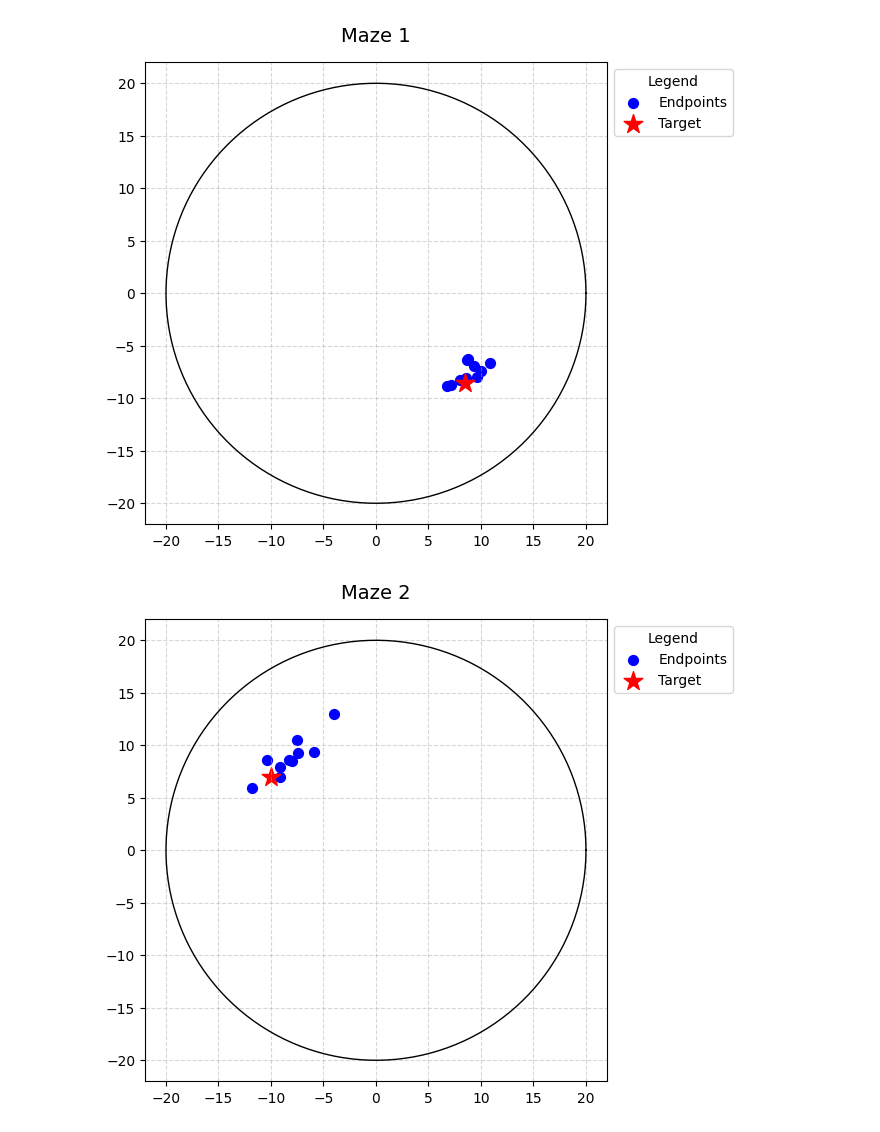
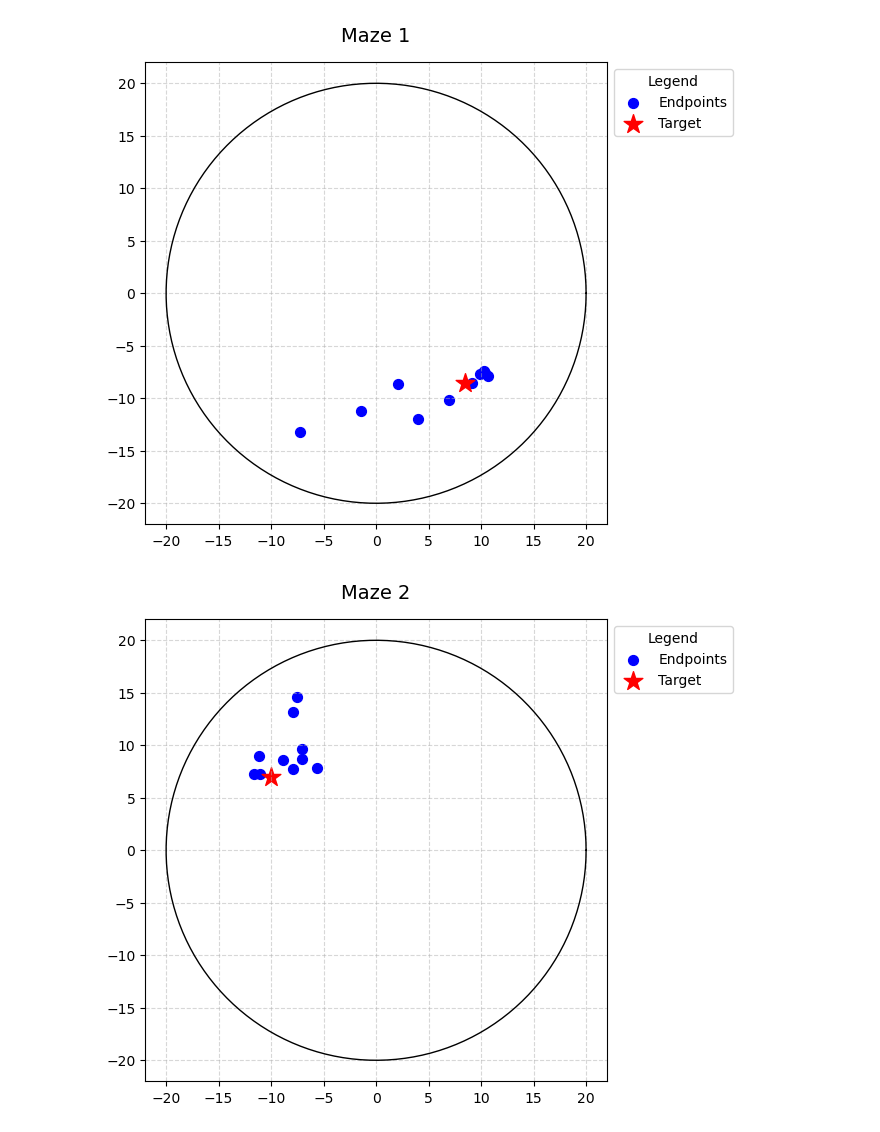
Before and after one commit to victor-gitdub/Project-11-FPN-Memory-and-eye-movements-in-a-virtual-maze, a Jupyter notebook: Circles.ipynb, the cells around one changed output. Drawn from its saved outputs; the diff is of its cells as text; code cells hidden in the pictures.

```diff
--- a/Circles.ipynb
+++ b/Circles.ipynb
@@ -65,7 +65,7 @@ class Circle:
 
             plt.show()
 # %%
-Circle('PID15_SESSION2.csv').plotting()
+Circle('PID20_SESSION2.csv').plotting()
 # %% [output]
-[figure, old version]
+[figure, new version]
-[figure, old version]
+[figure, new version]
```
Also changed, not shown: parts of 1 cell of this notebook, 7 other files.
